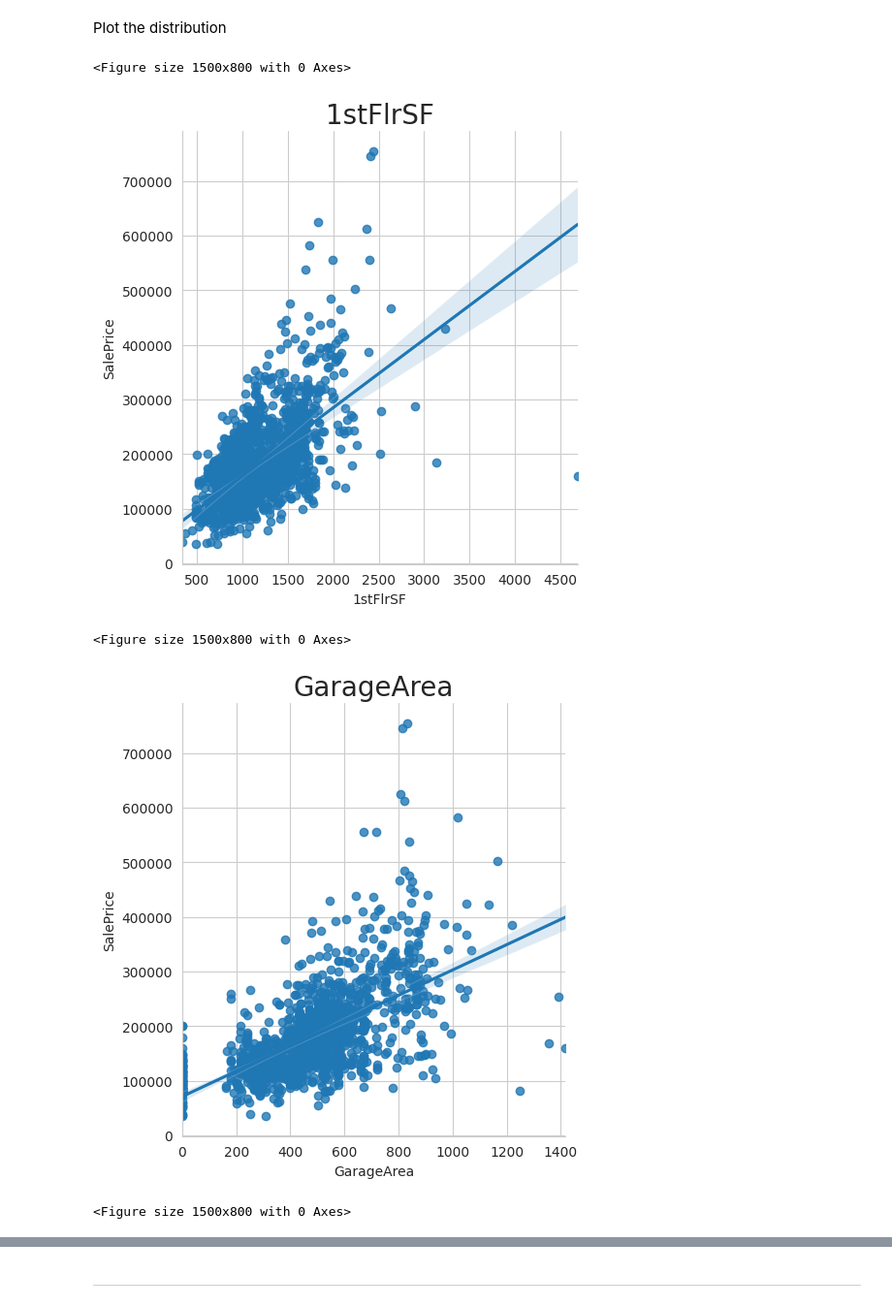
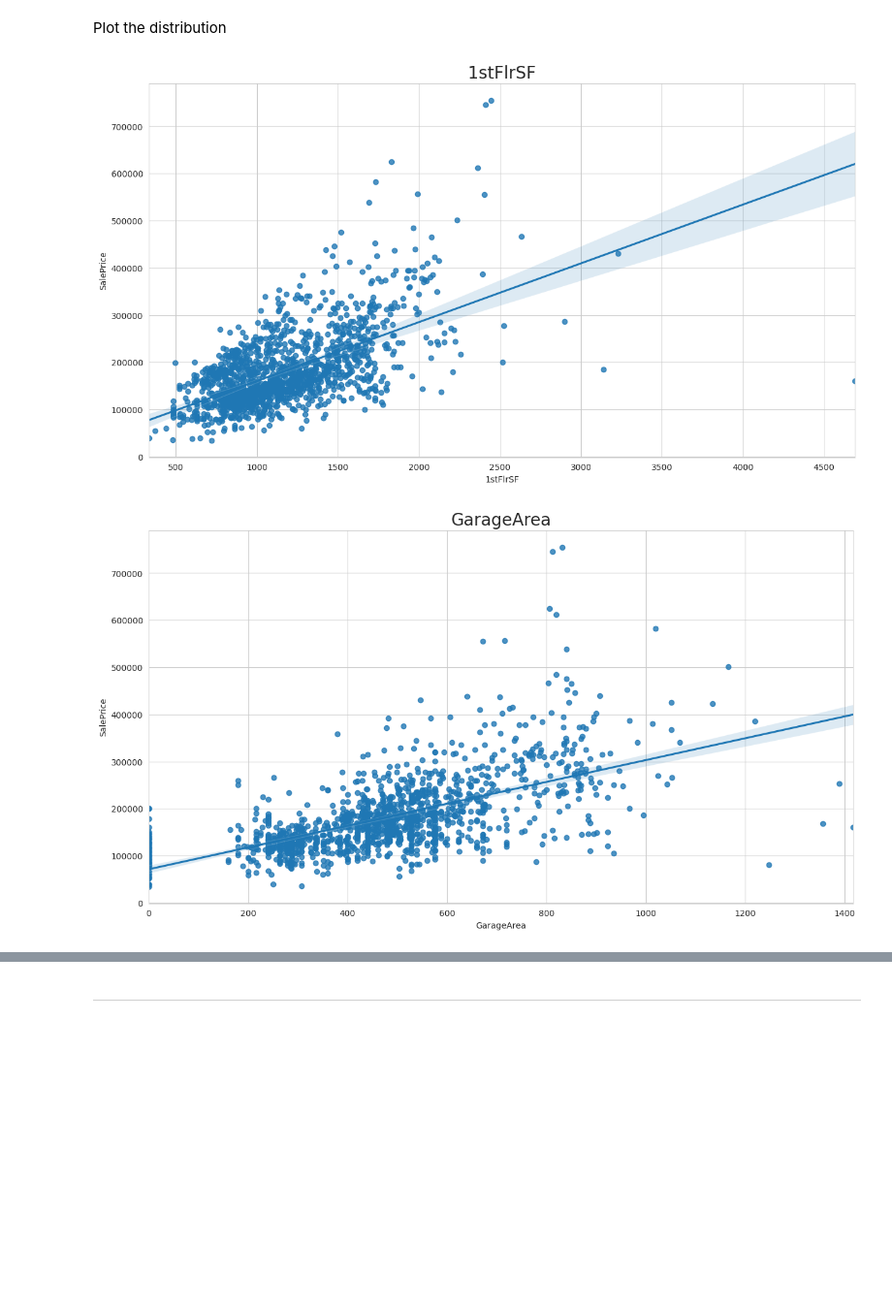
Before and after one commit to JPRodrigues-gh/housing-sales-price-prediction-dashboard, a Jupyter notebook: jupyter_notebooks/sale_price_study.ipynb, the cells around one changed output, grey strips where cells are left out. Shown at 97% size. Cells and saved outputs as stored; diff of their text form; code cells hidden in the pictures; blank space fills up the shorter version.

Commit message:
Remove commented out code. Change numerical plot from lmplot to regplot

```diff
--- a/jupyter_notebooks/sale_price_study.ipynb
+++ b/jupyter_notebooks/sale_price_study.ipynb
@@ -209,35 +189,21 @@ Plot the distribution
 # %%
 import matplotlib.pyplot as plt
 import seaborn as sns
 sns.set_style('whitegrid')
 
 %matplotlib inline
 
 def plot_numerical(df, col, target_var):
   plt.figure(figsize=(15, 8))
-  sns.lmplot(data=df, x=col, y=target_var)
-  # sns.rugplot(data=df, x=col, y=target_var)
-  # sns.barplot(data=df, y=col, x=target_var) # Not good
-  # sns.relplot(data=df, x=col, y=target_var)
-  # sns.scatterplot(data=df, x=col, y=target_var)
-  # sns.boxplot(data=df, x=col, y=target_var)
-  # sns.pointplot(data=df, x=col, y=target_var)
-  # sns.kdeplot(
-  #  data=df, x=col, y=target_var,
-  #  fill=True, common_norm=False, palette="crest",
-  #  alpha=.5, linewidth=0,
-  # )
+  sns.regplot(data=df, x=col, y=target_var)
   plt.title(f"{col}", fontsize=20)
   plt.show()
 
 
 target_var = 'SalePrice'
 for col in corr_var_list:
   plot_numerical(df_eda, col, target_var)
   print("\n\n")
 # %% [output]
-<Figure size 1500x800 with 0 Axes>
-[figure, old version]
+[figure, new version]
-<Figure size 1500x800 with 0 Axes>
-[figure, old version]
+[figure, new version]
-<Figure size 1500x800 with 0 Axes>
```
Also changed, not shown: parts of 8 cells of this notebook.
